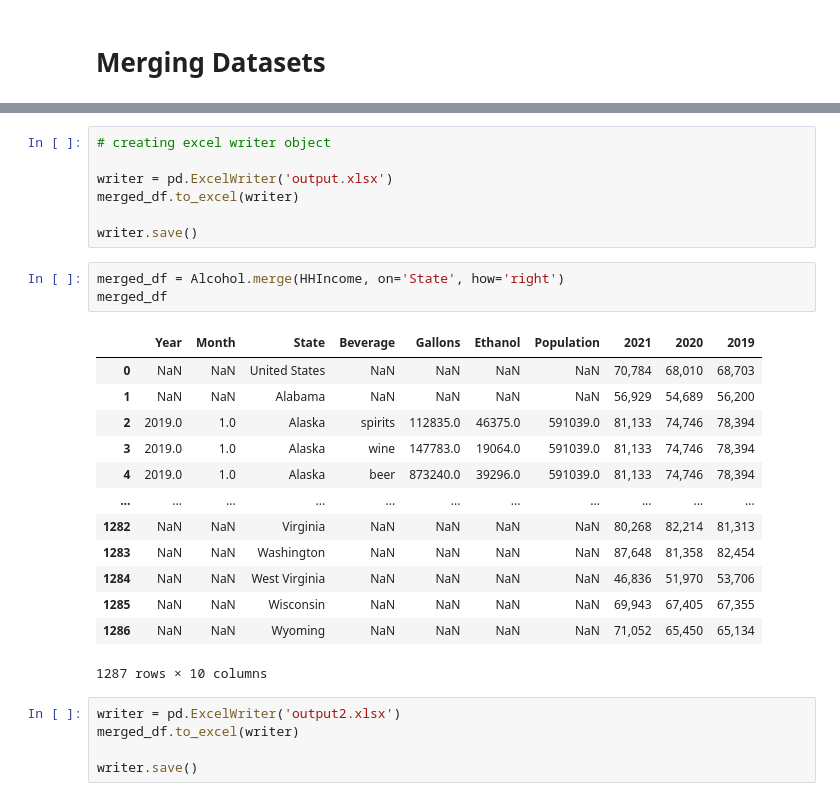
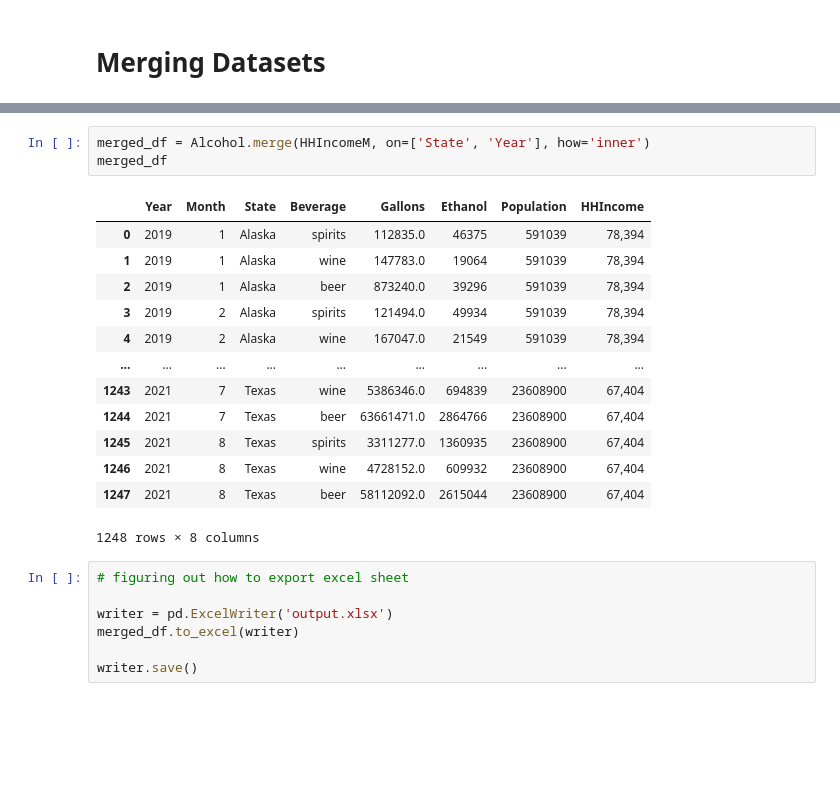
Before and after one commit to alexisn725/US_Alcohol_HHIncome, a Jupyter notebook: US_Alcohol_HHIncome.ipynb, the cells around one changed output, grey strips where cells are left out. Cells and saved outputs as stored; diff of their text form; blank space fills up the shorter version.

```diff
--- a/US_Alcohol_HHIncome.ipynb
+++ b/US_Alcohol_HHIncome.ipynb
@@ -374,29 +397,24 @@ merged_df
+# %%
+merged_df = Alcohol.merge(HHIncomeM, on=['State', 'Year'], how='inner')
+merged_df
+# %% [output]
+|  | Year | Month | State | Beverage | Gallons | Ethanol | Population | HHIncome |
+| 0 | 2019 | 1 | Alaska | spirits | 112835.0 | 46375 | 591039 | 78,394 |
+| 1 | 2019 | 1 | Alaska | wine | 147783.0 | 19064 | 591039 | 78,394 |
+| 2 | 2019 | 1 | Alaska | beer | 873240.0 | 39296 | 591039 | 78,394 |
+| 3 | 2019 | 2 | Alaska | spirits | 121494.0 | 49934 | 591039 | 78,394 |
+| 4 | 2019 | 2 | Alaska | wine | 167047.0 | 21549 | 591039 | 78,394 |
+| ... | ... | ... | ... | ... | ... | ... | ... | ... |
+| 1243 | 2021 | 7 | Texas | wine | 5386346.0 | 694839 | 23608900 | 67,404 |
+| 1244 | 2021 | 7 | Texas | beer | 63661471.0 | 2864766 | 23608900 | 67,404 |
+| 1245 | 2021 | 8 | Texas | spirits | 3311277.0 | 1360935 | 23608900 | 67,404 |
+| 1246 | 2021 | 8 | Texas | wine | 4728152.0 | 609932 | 23608900 | 67,404 |
+| 1247 | 2021 | 8 | Texas | beer | 58112092.0 | 2615044 | 23608900 | 67,404 |
+1248 rows × 8 columns
 # %%
-# creating excel writer object
+# figuring out how to export excel sheet
 
 writer = pd.ExcelWriter('output.xlsx')
 merged_df.to_excel(writer)
 
 writer.save()
-# %%
-merged_df = Alcohol.merge(HHIncome, on='State', how='right')
-merged_df
-# %% [output]
-|  | Year | Month | State | Beverage | Gallons | Ethanol | Population | 2021 | 2020 | 2019 |
-| 0 | NaN | NaN | United States | NaN | NaN | NaN | NaN | 70,784 | 68,010 | 68,703 |
-| 1 | NaN | NaN | Alabama | NaN | NaN | NaN | NaN | 56,929 | 54,689 | 56,200 |
-| 2 | 2019.0 | 1.0 | Alaska | spirits | 112835.0 | 46375.0 | 591039.0 | 81,133 | 74,746 | 78,394 |
-| 3 | 2019.0 | 1.0 | Alaska | wine | 147783.0 | 19064.0 | 591039.0 | 81,133 | 74,746 | 78,394 |
-| 4 | 2019.0 | 1.0 | Alaska | beer | 873240.0 | 39296.0 | 591039.0 | 81,133 | 74,746 | 78,394 |
-| ... | ... | ... | ... | ... | ... | ... | ... | ... | ... | ... |
-| 1282 | NaN | NaN | Virginia | NaN | NaN | NaN | NaN | 80,268 | 82,214 | 81,313 |
-| 1283 | NaN | NaN | Washington | NaN | NaN | NaN | NaN | 87,648 | 81,358 | 82,454 |
-| 1284 | NaN | NaN | West Virginia | NaN | NaN | NaN | NaN | 46,836 | 51,970 | 53,706 |
-| 1285 | NaN | NaN | Wisconsin | NaN | NaN | NaN | NaN | 69,943 | 67,405 | 67,355 |
-| 1286 | NaN | NaN | Wyoming | NaN | NaN | NaN | NaN | 71,052 | 65,450 | 65,134 |
-1287 rows × 10 columns
-# %%
-writer = pd.ExcelWriter('output2.xlsx')
-merged_df.to_excel(writer)
-
-writer.save()
```
Also changed, not shown: parts of 9 cells of this notebook.
